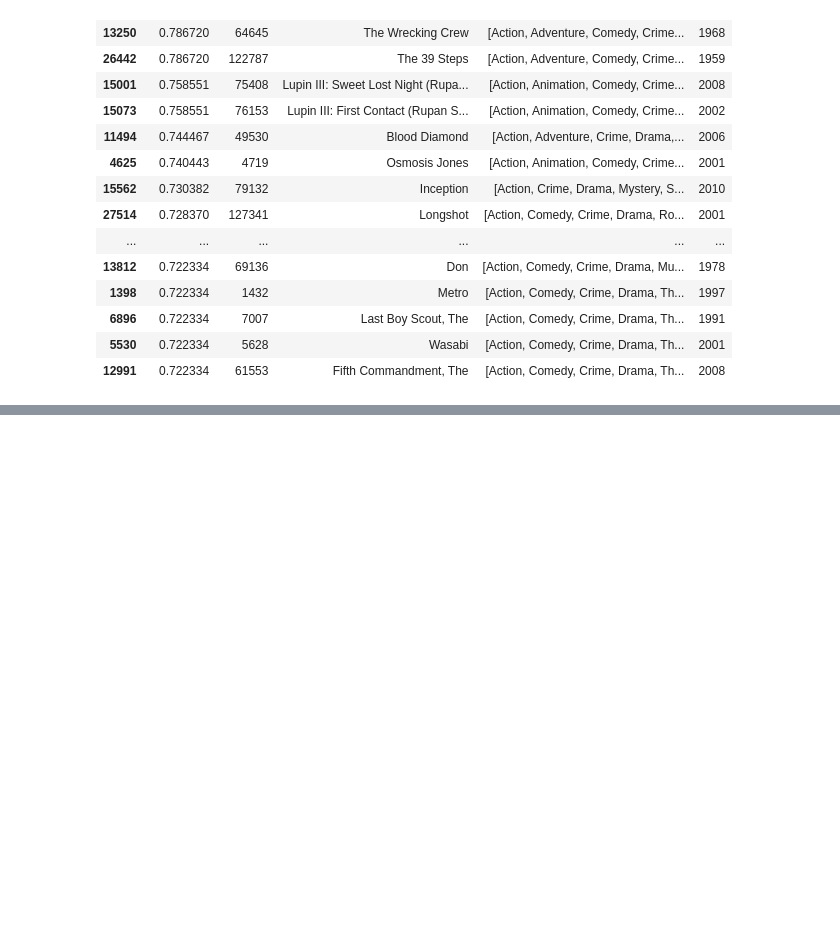
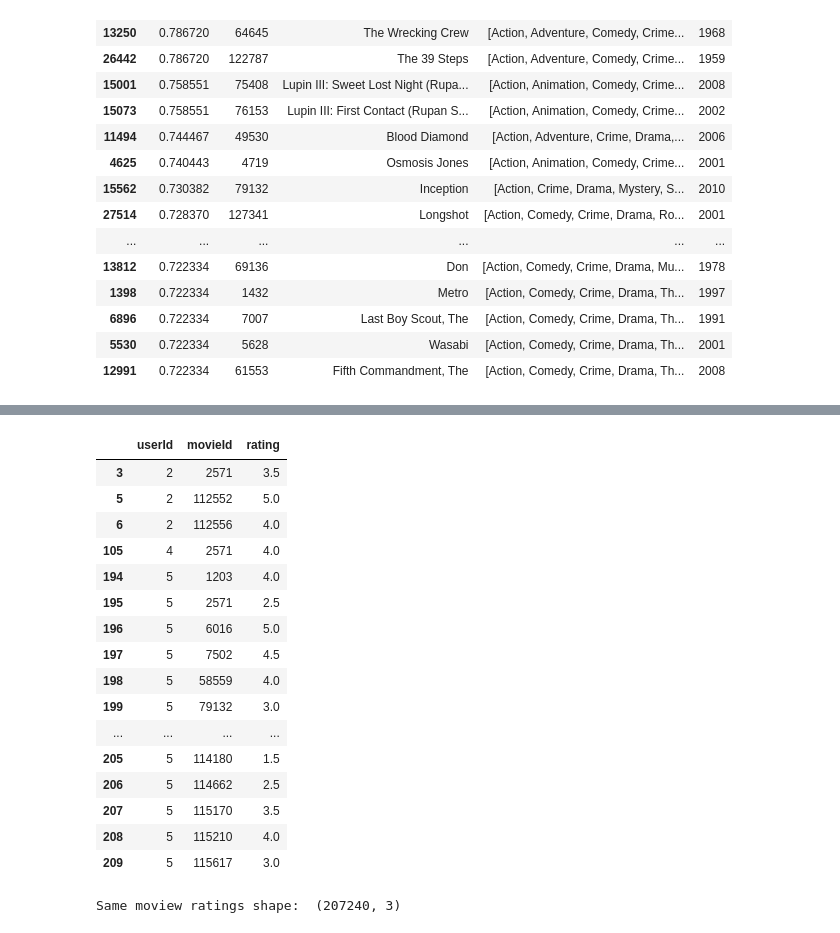
Before and after one commit to ivan-zapreev/data-science-python-projects, a Jupyter notebook: IBM_ML0101EN/mod_05_recommend_sys.ipynb, the cells around one changed output, grey strips where cells are left out. Drawn from its saved outputs; the diff is of its cells as text; code cells hidden in the pictures; blank space fills up the shorter version.

```diff
--- a/IBM_ML0101EN/mod_05_recommend_sys.ipynb
+++ b/IBM_ML0101EN/mod_05_recommend_sys.ipynb
@@ -335,0 +386,24 @@ display(top_20_user_movies)
+# %%
+# Let us now find the other users who have seen the same movies
+same_movie_ratings = ratings_df[ratings_df['movieId'].isin(user_r_df['movieId'].tolist())]
+display(same_movie_ratings.head(20))
+print('Same moview ratings shape: ', same_movie_ratings.shape)
+# %% [output]
+|  | userId | movieId | rating |
+| 3 | 2 | 2571 | 3.5 |
+| 5 | 2 | 112552 | 5.0 |
+| 6 | 2 | 112556 | 4.0 |
+| 105 | 4 | 2571 | 4.0 |
+| 194 | 5 | 1203 | 4.0 |
+| 195 | 5 | 2571 | 2.5 |
+| 196 | 5 | 6016 | 5.0 |
+| 197 | 5 | 7502 | 4.5 |
+| 198 | 5 | 58559 | 4.0 |
+| 199 | 5 | 79132 | 3.0 |
+| ... | ... | ... | ... |
+| 205 | 5 | 114180 | 1.5 |
+| 206 | 5 | 114662 | 2.5 |
+| 207 | 5 | 115170 | 3.5 |
+| 208 | 5 | 115210 | 4.0 |
+| 209 | 5 | 115617 | 3.0 |
+Same moview ratings shape:  (207240, 3)
```
Also changed, not shown: parts of 13 cells of this notebook.
